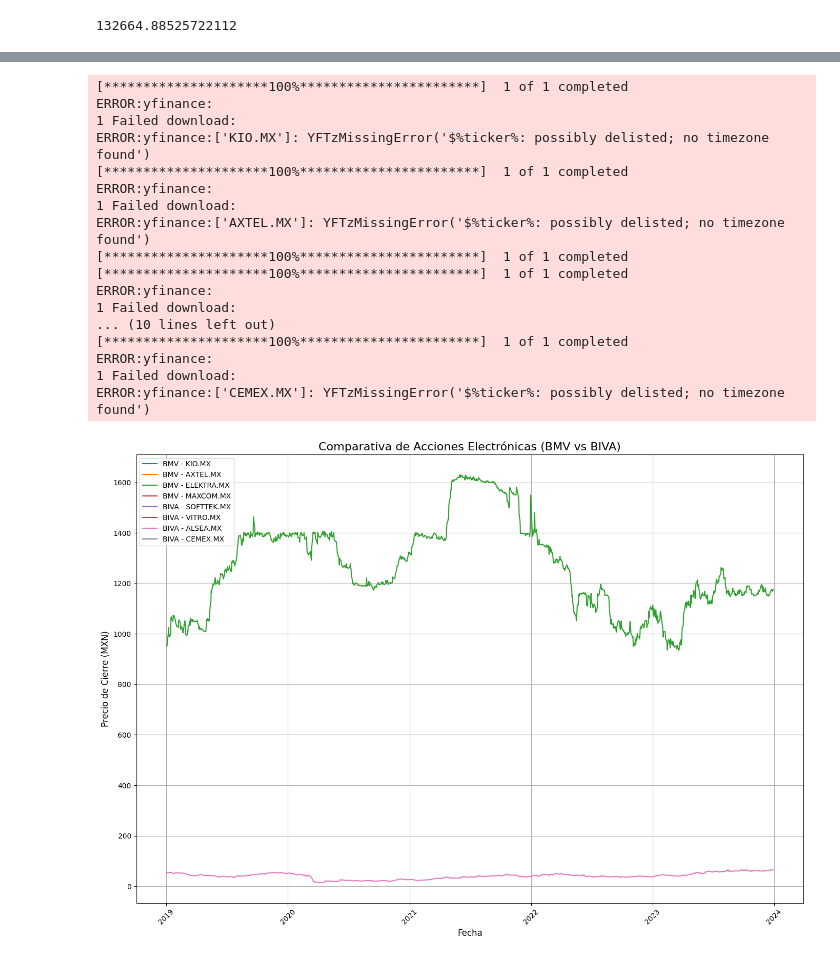
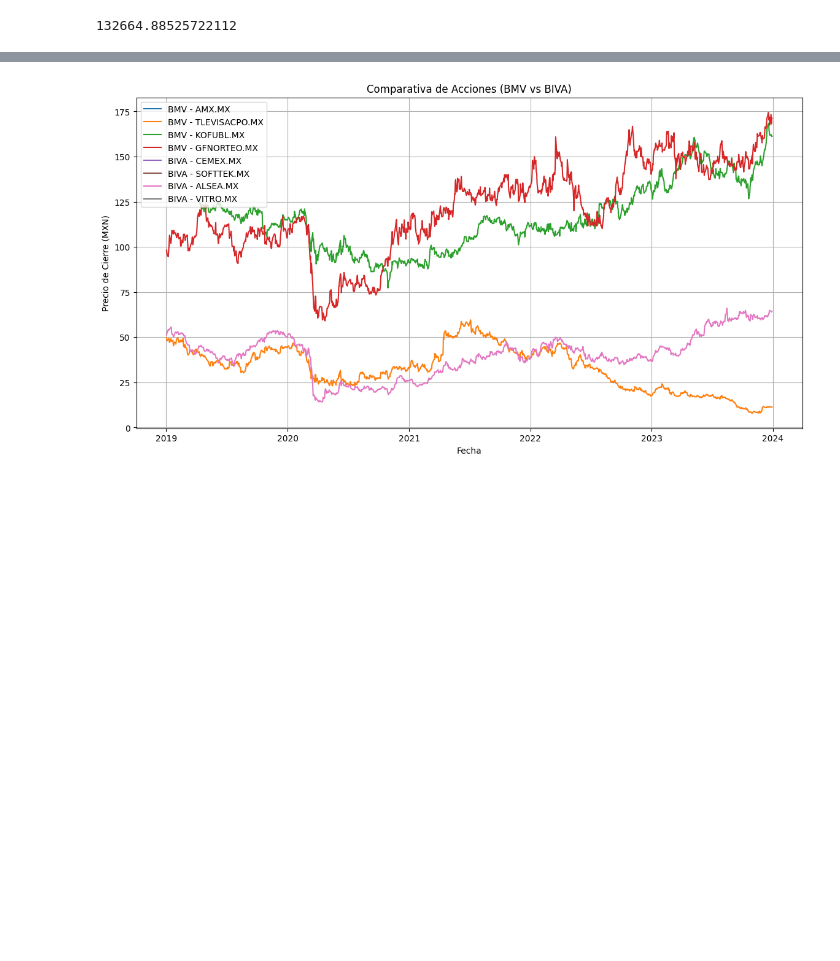
Before and after one commit to bebelingarcia/Simulador-Financiero, a Jupyter notebook: Untitled6.ipynb, the cells around one changed output, grey strips where cells are left out. Cells and saved outputs as stored; diff of their text form; code cells hidden in the pictures; blank space fills up the shorter version.

```diff
--- a/Untitled6.ipynb
+++ b/Untitled6.ipynb
@@ -46,41 +48,43 @@ monto_final_siefore
 # %% [output]
 132664.88525722112
 # %%
-!pip install yfinance matplotlib
-
 import yfinance as yf
 import matplotlib.pyplot as plt
 
-# Empresas del sector electrónico en BMV y BIVA
-empresas_bmv = ['KIO.MX', 'AXTEL.MX', 'ELEKTRA.MX', 'MAXCOM.MX']  # Empresas en la Bolsa Mexicana
-empresas_biva = ['SOFTTEK.MX', 'VITRO.MX', 'ALSEA.MX', 'CEMEX.MX']  # Empresas en la Bolsa Institucional de Valores
+# Empresas tecnológicas en BMV y BIVA
+empresas_bmv = ['AMX.MX', 'TLEVISACPO.MX', 'KOFUBL.MX', 'GFNORTEO.MX']  # Empresas en la Bolsa Mexicana
+empresas_biva = ['CEMEX.MX', 'SOFTTEK.MX', 'ALSEA.MX', 'VITRO.MX']  # Empresas en la Bolsa Institucional de Valores
 
 # Fechas de análisis de los últimos 5 años
 inicio = '2019-01-01'
 fin = '2024-01-01'
 
-# Crear un gráfico de comparación de precios de las acciones
-plt.figure(figsize=(14,10))
+# Graficar acciones de BMV y BIVA
+plt.figure(figsize=(14, 7))
 
 # Graficar acciones de BMV
 for accion in empresas_bmv:
-    datos_bmv = yf.download(accion, start=inicio, end=fin)['Close']
-    plt.plot(datos_bmv, label=f'BMV - {accion}')  # Etiqueta para cada empresa de BMV
+    try:
+        datos_bmv = yf.download(accion, start=inicio, end=fin)['Close']
+        plt.plot(datos_bmv, label=f'BMV - {accion}')
+    except Exception as e:
+        print(f"No se pudieron obtener los datos para {accion} de BMV: {e}")
 
 # Graficar acciones de BIVA
 for accion in empresas_biva:
-    datos_biva = yf.download(accion, start=inicio, end=fin)['Close']
-    plt.plot(datos_biva, label=f'BIVA - {accion}')  # Etiqueta para cada empresa de BIVA
+    try:
+        datos_biva = yf.download(accion, start=inicio, end=fin)['Close']
+        plt.plot(datos_biva, label=f'BIVA - {accion}')
+    except Exception as e:
+        print(f"No se pudieron obtener los datos para {accion} de BIVA: {e}")
 
-# Personalización del gráfico
-plt.title('Comparativa de Acciones Electrónicas (BMV vs BIVA)', fontsize=16)
-plt.xlabel('Fecha', fontsize=12)
-plt.ylabel('Precio de Cierre (MXN)', fontsize=12)
-plt.legend(loc='upper left', fontsize=10)  # Muestra la leyenda para cada línea
+# Agregar título y etiquetas a la gráfica
+plt.title('Comparativa de Acciones (BMV vs BIVA)')
+plt.xlabel('Fecha')
+plt.ylabel('Precio de Cierre (MXN)')
+plt.legend()
 plt.grid(True)
-plt.xticks(rotation=45)  # Para que las fechas sean legibles
-plt.tight_layout()
 
-# Mostrar el gráfico
+# Mostrar la gráfica
 plt.show()
 # %% [output]
@@ -104,18 +111 @@ Requirement already satisfied: certifi>=2017.4.17 in /usr/local/lib/python3.10/d
-[*********************100%***********************]  1 of 1 completed
-ERROR:yfinance:
-1 Failed download:
-ERROR:yfinance:['KIO.MX']: YFTzMissingError('$%ticker%: possibly delisted; no timezone found')
-[*********************100%***********************]  1 of 1 completed
-ERROR:yfinance:
-1 Failed download:
-ERROR:yfinance:['AXTEL.MX']: YFTzMissingError('$%ticker%: possibly delisted; no timezone found')
-[*********************100%***********************]  1 of 1 completed
-[*********************100%***********************]  1 of 1 completed
-ERROR:yfinance:
-1 Failed download:
-... (10 lines left out)
-[*********************100%***********************]  1 of 1 completed
-ERROR:yfinance:
-1 Failed download:
-ERROR:yfinance:['CEMEX.MX']: YFTzMissingError('$%ticker%: possibly delisted; no timezone found')
-[figure, old version]
+[figure, new version]
```
Also changed, not shown: parts of 7 cells of this notebook.
